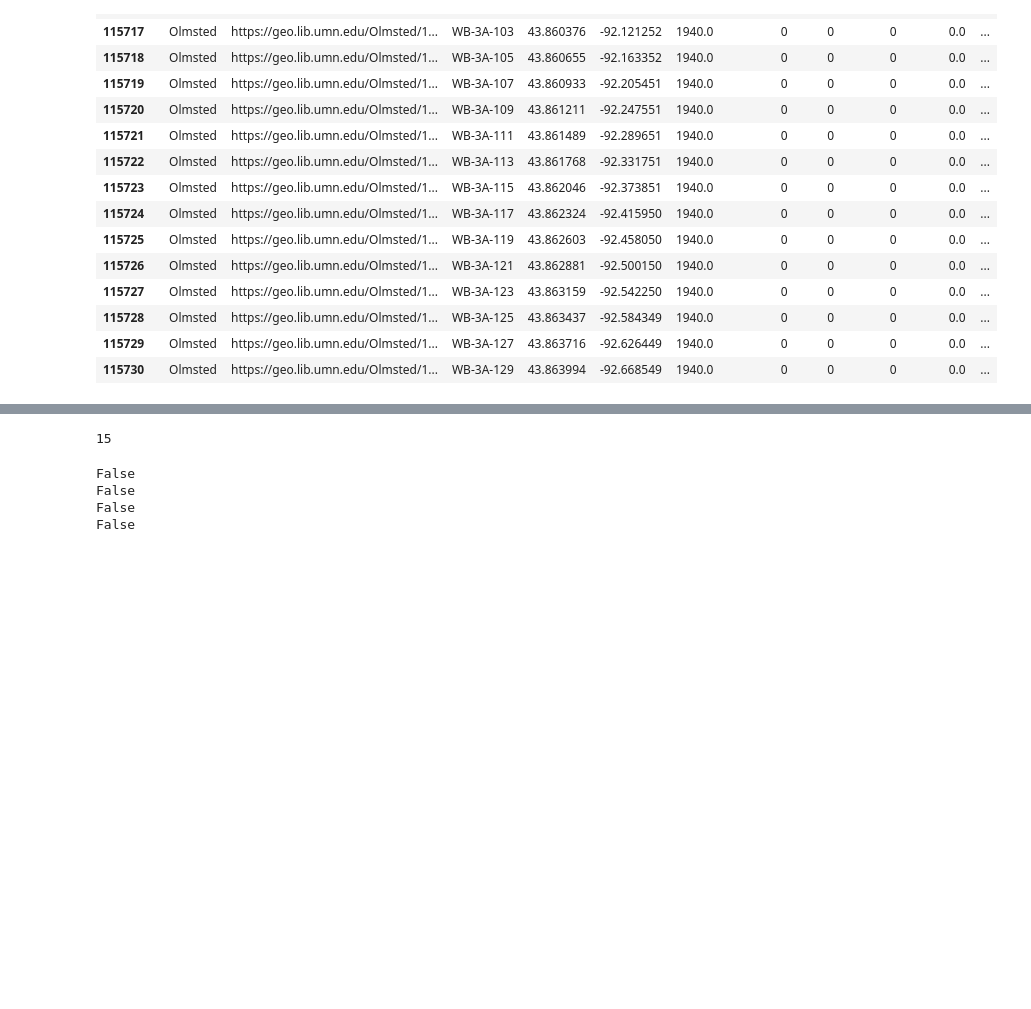
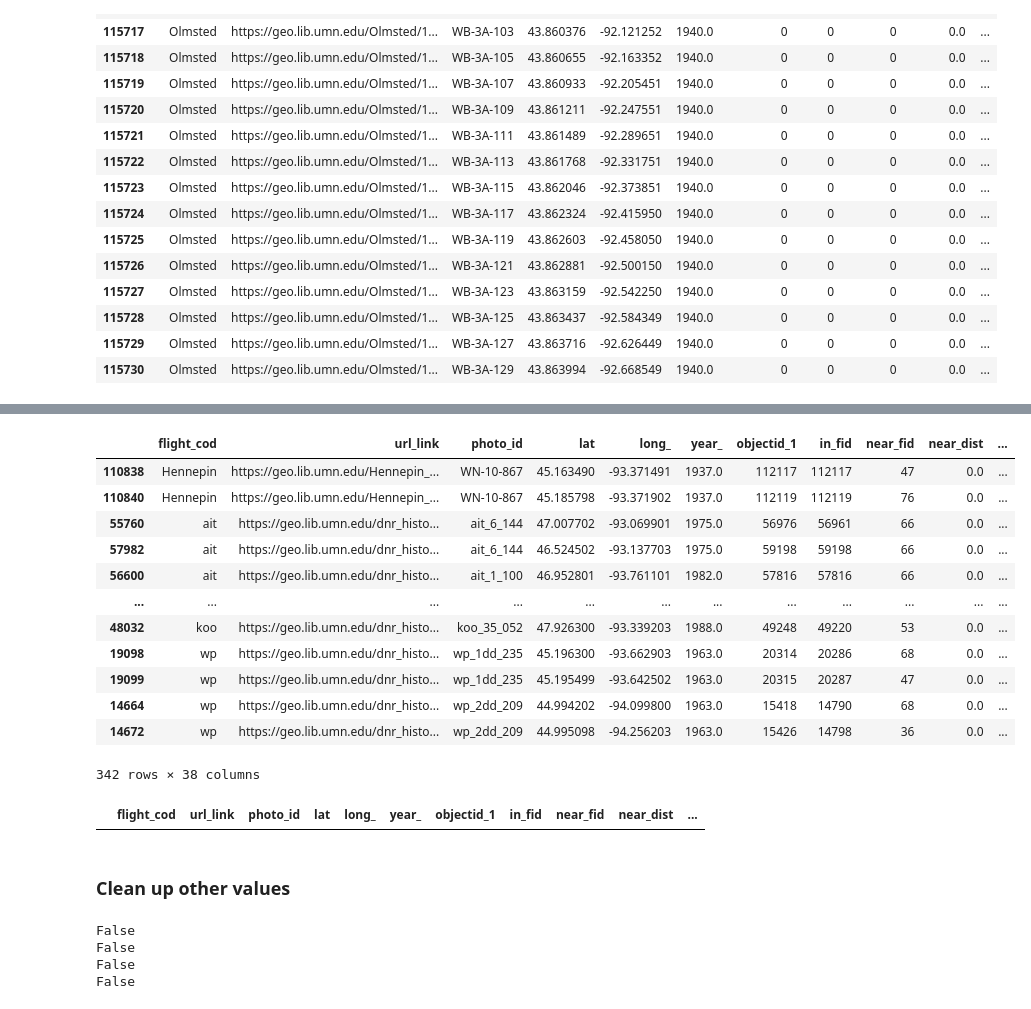
Before and after one commit to cleorose/batch_georef, a Jupyter notebook: 01_index_table_prep.ipynb, the cells around one changed output, grey strips where cells are left out. Saved outputs shown, nothing was run; the diff lists cells and outputs as text; code cells hidden in the pictures; blank space fills up the shorter version.

```diff
--- a/01_index_table_prep.ipynb
+++ b/01_index_table_prep.ipynb
@@ -97,4 +162,20 @@ fake_duplicates
 # %%
-len(fake_duplicates)
+# identify duplicate URLs again
+
+duplicates = gdf_clean[gdf_clean["url_link"].duplicated(keep=False)]
+duplicates = duplicates.sort_values(by=['flight_cod','url_link'])
+duplicates
 # %% [output]
+|  | flight_cod | url_link | photo_id | lat | long_ | year_ | objectid_1 | in_fid | near_fid | near_dist | ... |
+| 110838 | Hennepin | https://geo.lib.umn.edu/Hennepin_... | WN-10-867 | 45.163490 | -93.371491 | 1937.0 | 112117 | 112117 | 47 | 0.0 | ... |
+| 110840 | Hennepin | https://geo.lib.umn.edu/Hennepin_... | WN-10-867 | 45.185798 | -93.371902 | 1937.0 | 112119 | 112119 | 76 | 0.0 | ... |
+| 55760 | ait | https://geo.lib.umn.edu/dnr_histo... | ait_6_144 | 47.007702 | -93.069901 | 1975.0 | 56976 | 56961 | 66 | 0.0 | ... |
+| 57982 | ait | https://geo.lib.umn.edu/dnr_histo... | ait_6_144 | 46.524502 | -93.137703 | 1975.0 | 59198 | 59198 | 66 | 0.0 | ... |
+| 56600 | ait | https://geo.lib.umn.edu/dnr_histo... | ait_1_100 | 46.952801 | -93.761101 | 1982.0 | 57816 | 57816 | 66 | 0.0 | ... |
+| ... | ... | ... | ... | ... | ... | ... | ... | ... | ... | ... | ... |
+| 48032 | koo | https://geo.lib.umn.edu/dnr_histo... | koo_35_052 | 47.926300 | -93.339203 | 1988.0 | 49248 | 49220 | 53 | 0.0 | ... |
+| 19098 | wp | https://geo.lib.umn.edu/dnr_histo... | wp_1dd_235 | 45.196300 | -93.662903 | 1963.0 | 20314 | 20286 | 68 | 0.0 | ... |
+| 19099 | wp | https://geo.lib.umn.edu/dnr_histo... | wp_1dd_235 | 45.195499 | -93.642502 | 1963.0 | 20315 | 20287 | 47 | 0.0 | ... |
+| 14664 | wp | https://geo.lib.umn.edu/dnr_histo... | wp_2dd_209 | 44.994202 | -94.099800 | 1963.0 | 15418 | 14790 | 68 | 0.0 | ... |
+| 14672 | wp | https://geo.lib.umn.edu/dnr_histo... | wp_2dd_209 | 44.995098 | -94.256203 | 1963.0 | 15426 | 14798 | 36 | 0.0 | ... |
-15
+342 rows × 38 columns
@@ -101,3 +188,14 @@ len(fake_duplicates)
+# %%
+# identify duplicate URLs again
+# there should be none.
+
+duplicates = gdf_clean[gdf_clean["url_link"].duplicated(keep=False)]
+duplicates = duplicates.sort_values(by=['flight_cod','url_link'])
+duplicates
+# %% [output]
+|  | flight_cod | url_link | photo_id | lat | long_ | year_ | objectid_1 | in_fid | near_fid | near_dist | ... |
+# %% [markdown]
+### Clean up other values
 # %%
 # convert year field to an integer rather than a float
 # handles missing values
```
Also changed, not shown: parts of 10 cells of this notebook.
